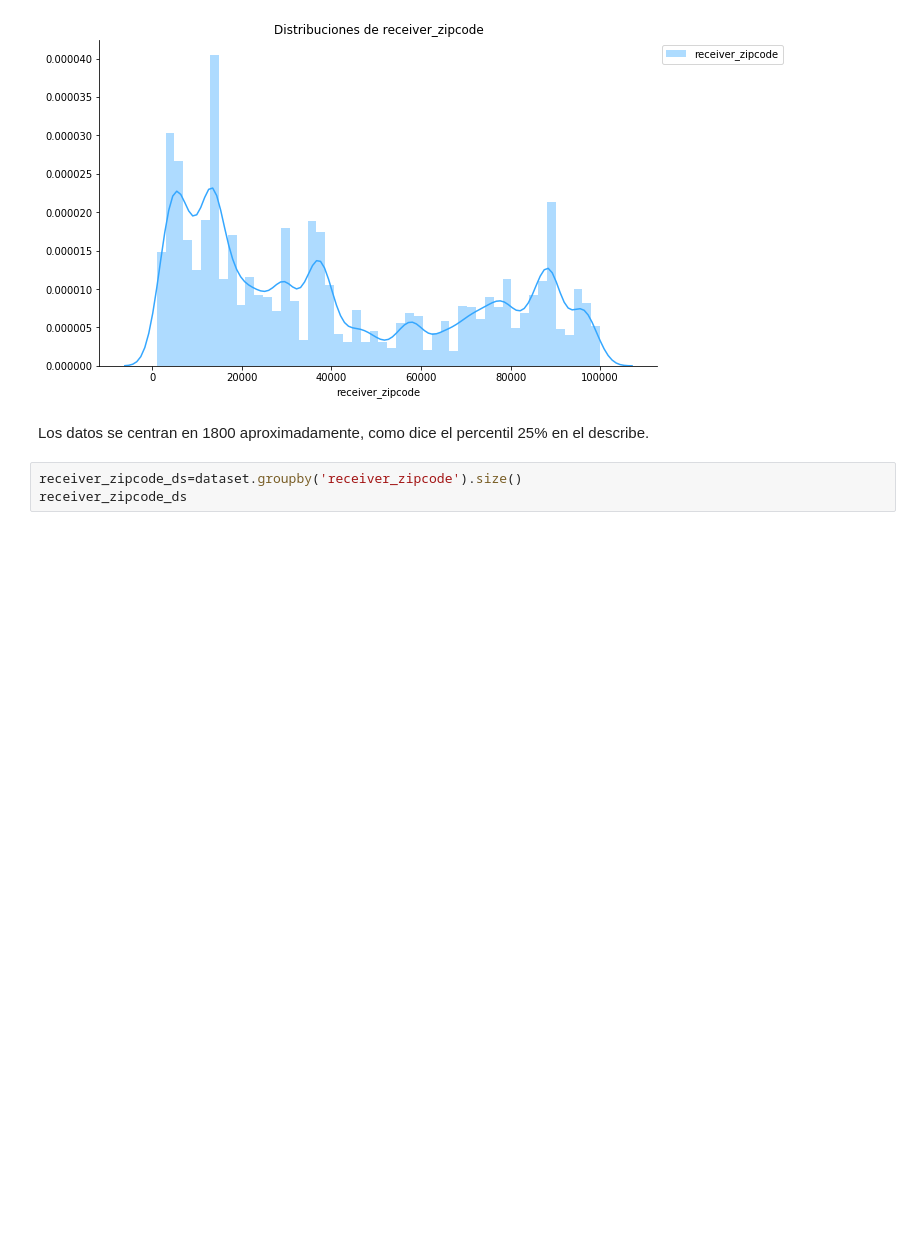
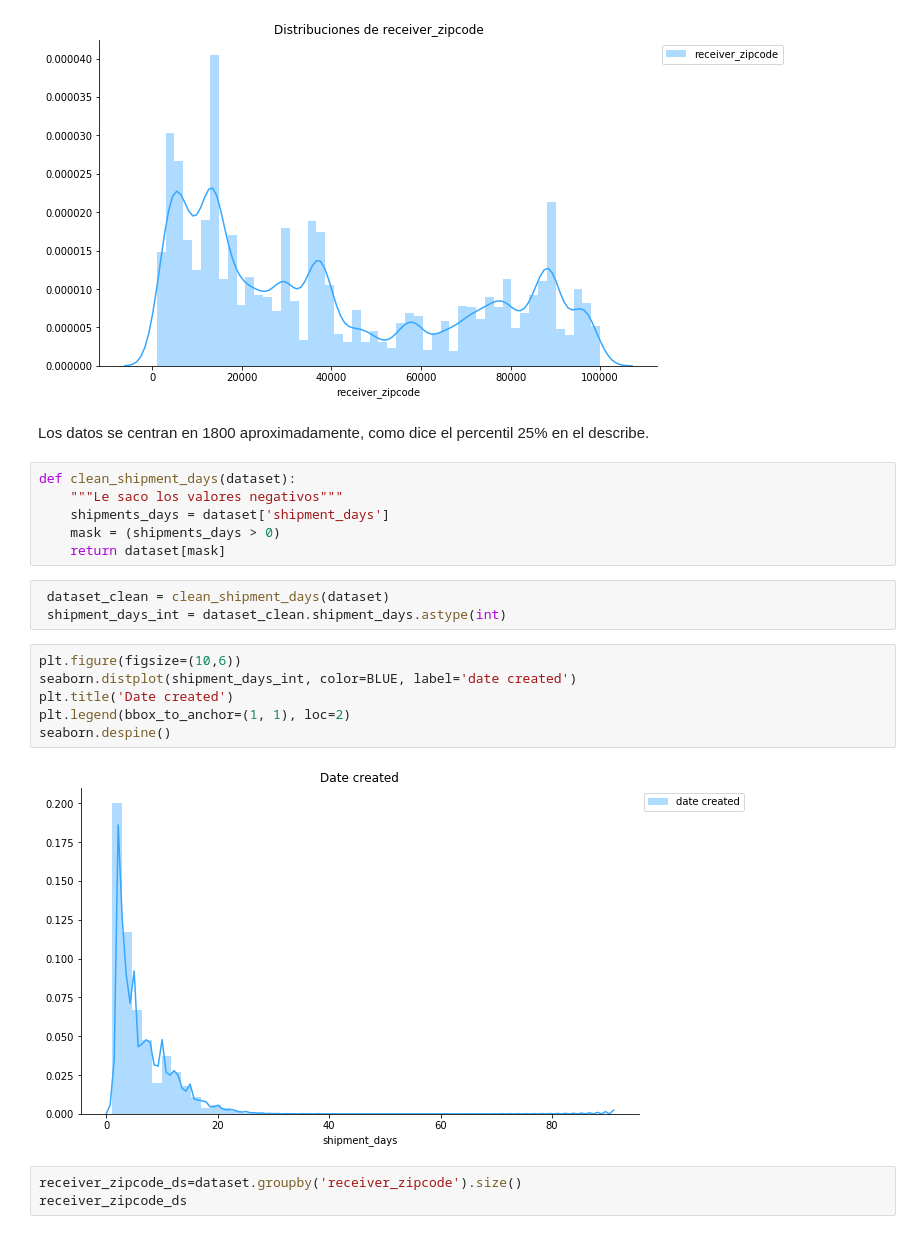
Before and after one commit to cnoeliachaves/diplodatos, a Jupyter notebook: 02_practico.ipynb, the cells around one changed output. Drawn from its saved outputs; the diff is of its cells as text; blank space fills up the shorter version.

```diff
--- a/02_practico.ipynb
+++ b/02_practico.ipynb
@@ -304,6 +308,23 @@ seaborn.despine()
 [figure]
 # %% [markdown]
 Los datos se centran en 1800 aproximadamente, como dice el percentil 25% en el describe.
+# %%
+def clean_shipment_days(dataset):
+    """Le saco los valores negativos"""
+    shipments_days = dataset['shipment_days']
+    mask = (shipments_days > 0)
+    return dataset[mask]
+# %%
+ dataset_clean = clean_shipment_days(dataset)
+ shipment_days_int = dataset_clean.shipment_days.astype(int)
+# %%
+plt.figure(figsize=(10,6))
+seaborn.distplot(shipment_days_int, color=BLUE, label='date created')
+plt.title('Date created')
+plt.legend(bbox_to_anchor=(1, 1), loc=2)
+seaborn.despine()
+# %% [output]
+[figure, added]
 # %%
 receiver_zipcode_ds=dataset.groupby('receiver_zipcode').size()
 receiver_zipcode_ds
```
Also changed, not shown: parts of 12 cells of this notebook.
